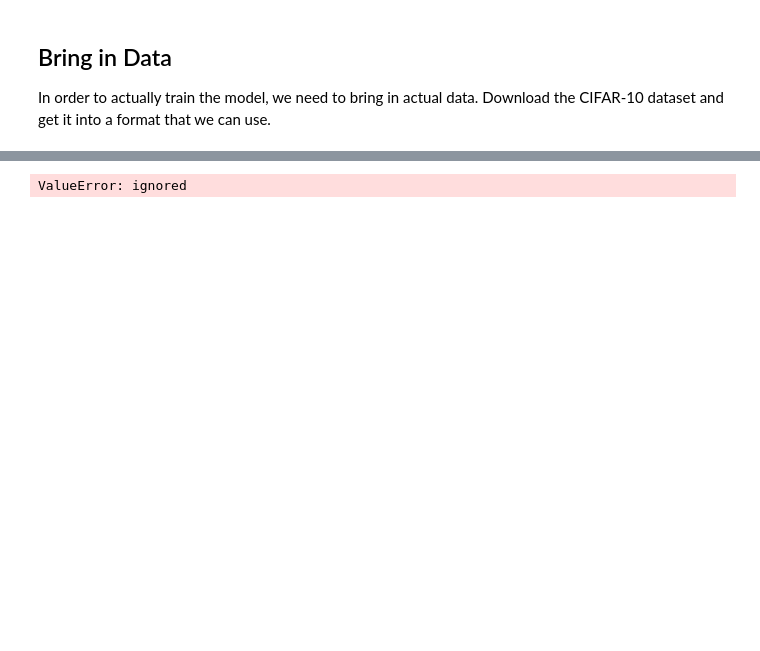
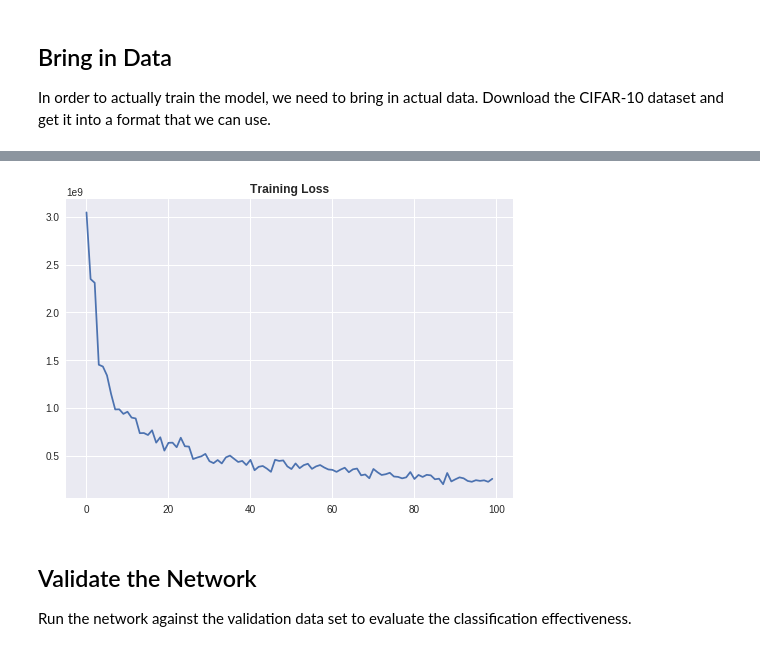
Before and after one commit to eswens13/deep_learning, a Jupyter notebook: cifar_10_classification.ipynb, the cells around one changed output, grey strips where cells are left out. Drawn from its saved outputs; the diff is of its cells as text; code cells hidden in the pictures; blank space fills up the shorter version.

Commit message:
Finalize training loop

```diff
--- a/cifar_10_classification.ipynb
+++ b/cifar_10_classification.ipynb
@@ -165,6 +165,8 @@ def create_model(img_batch, classes):
 
 Now that we've defined a network architecture, we need to set up a training loop to map how the network will be updated.  We need to choose an optimizer and set up backpropagation.
 # %%
+import matplotlib.pyplot as plt
+
 def train_batch(img_batch, labels, optimizer):
   """
   Trains the network (forward pass followed by backpropagation) on a batch of
@@ -179,7 +181,7 @@ def train_batch(img_batch, labels, optimizer):
   """
   loss = create_model(img_batch, labels)
   opt = optimizer.minimize(loss)
-  return opt
+  return loss, opt
 # %% [markdown]
 Here, we simulate a single batch of data just to verify that forward and backward pass run without issue.
 # %%
@@ -206,7 +208,7 @@ img_labels = tf.placeholder(tf.float32, shape=input_labels.shape)
 optimizer = tf.train.AdamOptimizer(learning_rate=1e-3)
 
 # Run a single training loop.
-trained = train_batch(img, img_labels, optimizer)
+loss, backprop = train_batch(img, img_labels, optimizer)
 
 # Create the TF session and run the graph.
 with tf.Session() as sess:
@@ -215,4 +217,10 @@ with tf.Session() as sess:
 
   # This call starts the chain of operations in the computation graph created
   # above.
-  output = sess.run(trained, feed_dict={img: input_image, img_labels: input_labels})
+  loss_output = sess.run(loss, feed_dict={img: input_image, \
+                                          img_labels: input_labels})
+
+  opt_output = sess.run(backprop, feed_dict={img: input_image, \
+                                             img_labels: input_labels})
+
+  print("Output: {}".format(loss_output))
@@ -224,7 +234,13 @@ In order to actually train the model, we need to bring in actual data.  Download
 # I'm cheating and using Keras to import the dataset without having to do a lot
 # of processing myself.
 from keras.datasets import cifar10
+from keras.utils.np_utils import to_categorical
+
 (X_train, y_train), (X_test, y_test) = cifar10.load_data()
+
+# Change the labels to one-hot vectors.
+y_train = to_categorical(y_train, num_classes=10)
+y_test = to_categorical(y_test, num_classes=10)
 
 # Examine what the data looks like.
 print("X_train shape: {}".format(X_train.shape))
@@ -267,7 +280,10 @@ def training_loop(X, y, num_epochs=10, batch_size=128, learning_rate=1e-3):
   optimizer = tf.train.AdamOptimizer(learning_rate=1e-3)
 
   # Run a single training loop.
-  train_op = train_batch(img, img_labels, optimizer)
+  loss, backprop = train_batch(img, img_labels, optimizer)
+
+  # Create a vector for the losses from each epoch.
+  loss_history = []
 
   # Create the TF session and run the graph.
   with tf.Session() as sess:
@@ -280,6 +296,18 @@ def training_loop(X, y, num_epochs=10, batch_size=128, learning_rate=1e-3):
       batch = X[inds]
       batch_labels = y[inds]
 
-      # This call starts the chain of operations in the computation graph created
-      # above.
-      output = sess.run(train_op, feed_dict={img: batch, img_labels: batch_labels})
+      # Get the loss using the current weights in the graph. This call starts
+      # the chain of operations in the computation graph created above.
+      epoch_loss = sess.run(loss, feed_dict={img: batch, \
+                                             img_labels: batch_labels})
+
+      # Run backpropagation on the graph.
+      sess.run(backprop, feed_dict={img: batch, img_labels: batch_labels})
+
+      # Keep track of the loss.
+      loss_history.append(epoch_loss)
+
+  # Plot the loss over the whole training episode.
+  font_dict = { 'fontweight' : 'bold' }
+  plt.title("Training Loss", fontdict=font_dict)
+  plt.plot(loss_history)
@@ -286,4 +318,8 @@ def training_loop(X, y, num_epochs=10, batch_size=128, learning_rate=1e-3):
 # %%
-training_loop(X_train, y_train, num_epochs=5)
+training_loop(X_train, y_train, num_epochs=100)
 # %% [output]
-ValueError: ignored
+[figure, added]
+# %% [markdown]
+## Validate the Network
+
+Run the network against the validation data set to evaluate the classification effectiveness.
```
Also changed, not shown: parts of 3 cells of this notebook.
